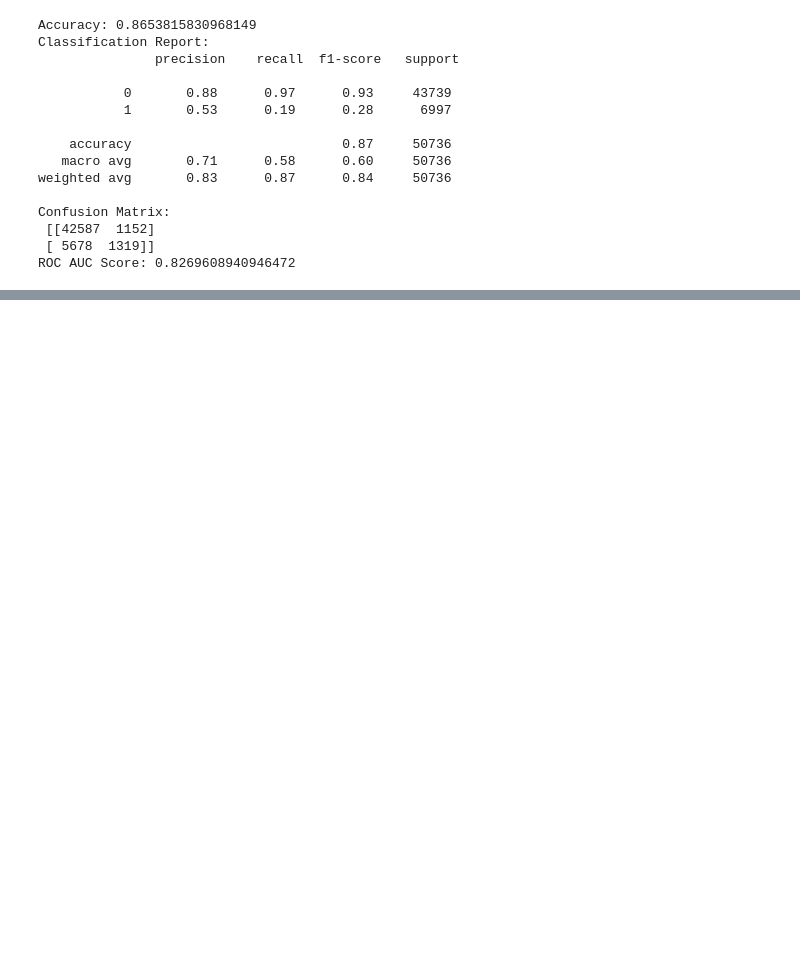
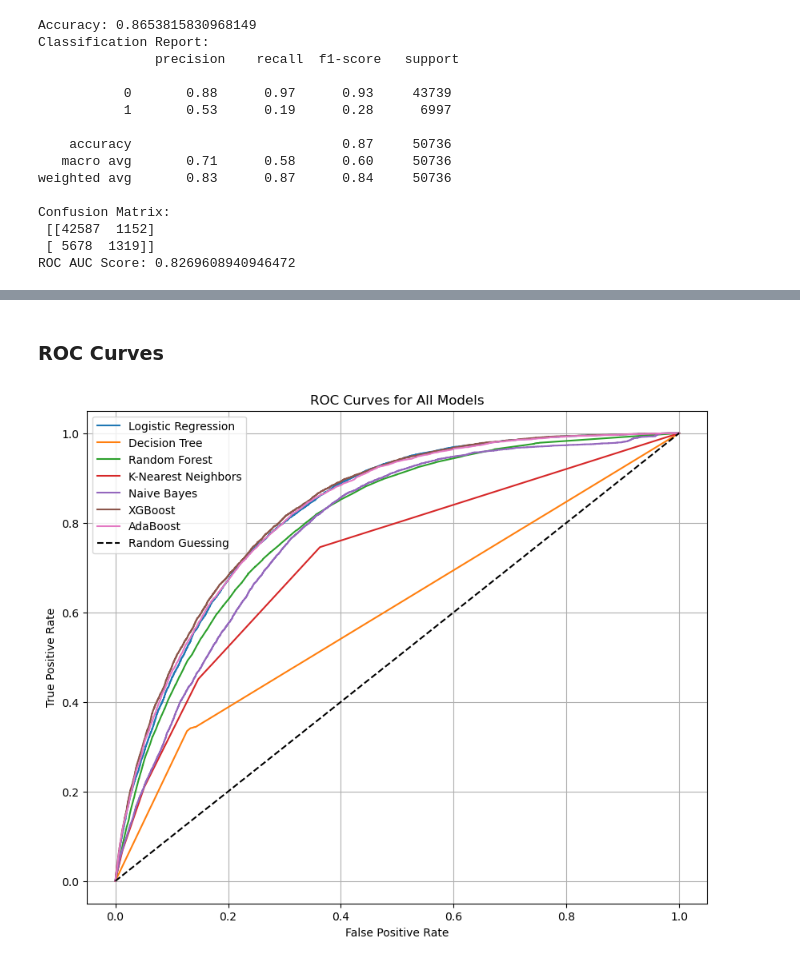
Before and after one commit to karpat1225/diabetes_classification, a Jupyter notebook: diabetes_classification_notebook.ipynb, the cells around one changed output, grey strips where cells are left out. Cells and saved outputs as stored; diff of their text form; code cells hidden in the pictures; blank space fills up the shorter version.

```diff
--- a/diabetes_classification_notebook.ipynb
+++ b/diabetes_classification_notebook.ipynb
@@ -55,15 +125,24 @@ results = []
 # %%
 from sklearn.metrics import accuracy_score, classification_report, confusion_matrix, roc_auc_score, f1_score
 
-def train_evaluate_model(name, model, X_test, y_test):
+# Function to train and evaluate models
+def train_evaluate_model(model_name, model, X_test, y_test):
+
+    # Fit the model
     model.fit(X_train, y_train.values.ravel())
+
+    # Make predictions
     y_pred = model.predict(X_test)
+
+    # Evaluate the model
     print("Accuracy:", accuracy_score(y_test, y_pred))
     print("Classification Report:\n", classification_report(y_test, y_pred))
     print("Confusion Matrix:\n", confusion_matrix(y_test, y_pred))
     print("ROC AUC Score:", roc_auc_score(y_test, model.predict_proba(X_test)[:, 1]))
+
+    # Append results to the list
     results.append({
-        "Model": name,
+        "Model": model_name,
         "Accuracy": accuracy_score(y_test, y_pred),
         "ROC AUC Score": roc_auc_score(y_test, model.predict_proba(X_test)[:, 1]),
         "F1 Score": f1_score(y_test, y_pred),
@@ -258,0 +353,45 @@ NameError: name 'XGBClassifier' is not defined
+# %% [markdown]
+### ROC Curves
+# %%
+from sklearn.metrics import roc_curve, RocCurveDisplay, precision_recall_curve, PrecisionRecallDisplay
+
+# Plot ROC curves for all models on one plot
+def plot_all_roc_curves(models, X_test, y_test):
+    plt.figure(figsize=(10,8))
+
+    for model_name, model in models.items():
+        # Get predicted probabilities
+        y_proba = model.predict_proba(X_test)[:, 1]
+
+        # Compute ROC curve
+        fpr, tpr, _ = roc_curve(y_test, y_proba)
+
+        # Plot ROC curve
+        plt.plot(fpr, tpr, label=f"{model_name}")
+
+    # Plot diagonal line for random guessing
+    plt.plot([0, 1], [0, 1], 'k--', label="Random Guessing")
+
+    # Add plot details
+    plt.title("ROC Curves for All Models")
+    plt.xlabel("False Positive Rate")
+    plt.ylabel("True Positive Rate")
+    plt.legend()
+    plt.grid()
+    plt.show()
+
+# Dictionary of models
+models = {
+    "Logistic Regression": log_reg,
+    "Decision Tree": dt,
+    "Random Forest": rf,
+    "K-Nearest Neighbors": knn_clf,
+    "Naive Bayes": nb_clf,
+    "XGBoost": xgb_clf,
+    "AdaBoost": ada_clf
+}
+
+# Plot all ROC curves
+plot_all_roc_curves(models, X_test, y_test)
+# %% [output]
+[figure, added]
```
Also changed, not shown: parts of 41 cells of this notebook.
